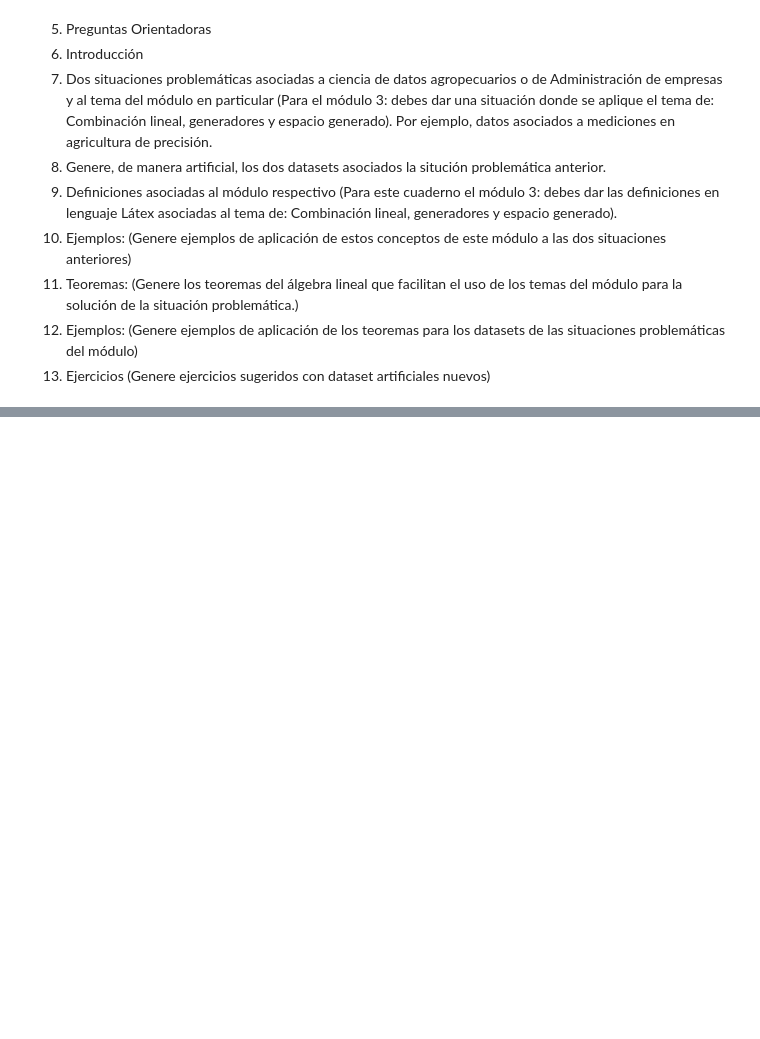
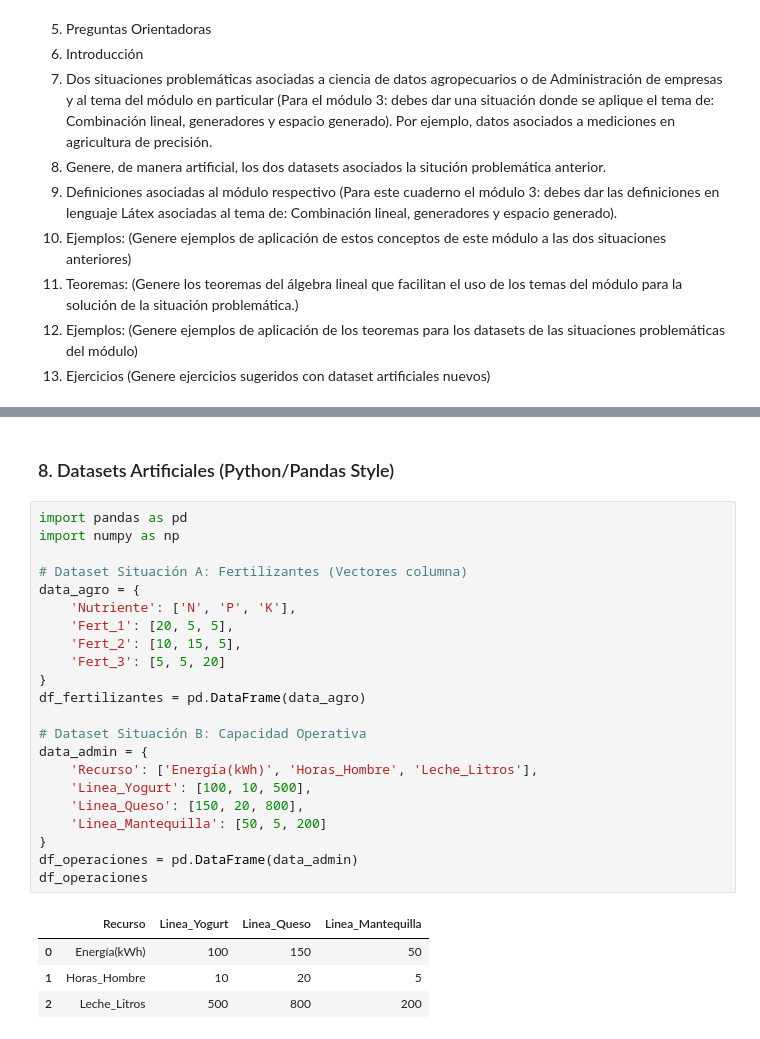
Before and after one commit to marco-canas/linear_algebra, a Jupyter notebook: 3_clases_segun_clara_mejia_laverde/1_cap/3_modulo/3_modulo.ipynb, the cells around one changed output, grey strips where cells are left out. Drawn from its saved outputs; the diff is of its cells as text; blank space fills up the shorter version.

Commit message:
módulo 3 adaptado a la ciencia de datos y al agro.

```diff
--- a/3_clases_segun_clara_mejia_laverde/1_cap/3_modulo/3_modulo.ipynb
+++ b/3_clases_segun_clara_mejia_laverde/1_cap/3_modulo/3_modulo.ipynb
@@ -1992,0 +1928,30 @@ Se utiliza la reducción de Gauss-Jordan sobre la matriz de fertilizantes para v
+# %% [markdown]
+
+### 8. Datasets Artificiales (Python/Pandas Style)
+# %%
+import pandas as pd
+import numpy as np
+
+# Dataset Situación A: Fertilizantes (Vectores columna)
+data_agro = {
+    'Nutriente': ['N', 'P', 'K'],
+    'Fert_1': [20, 5, 5],
+    'Fert_2': [10, 15, 5],
+    'Fert_3': [5, 5, 20]
+}
+df_fertilizantes = pd.DataFrame(data_agro)
+
+# Dataset Situación B: Capacidad Operativa
+data_admin = {
+    'Recurso': ['Energía(kWh)', 'Horas_Hombre', 'Leche_Litros'],
+    'Linea_Yogurt': [100, 10, 500],
+    'Linea_Queso': [150, 20, 800],
+    'Linea_Mantequilla': [50, 5, 200]
+}
+df_operaciones = pd.DataFrame(data_admin)
+df_operaciones
+# %% [output]
+|  | Recurso | Linea_Yogurt | Linea_Queso | Linea_Mantequilla |
+| 0 | Energía(kWh) | 100 | 150 | 50 |
+| 1 | Horas_Hombre | 10 | 20 | 5 |
+| 2 | Leche_Litros | 500 | 800 | 200 |
```
Also changed, not shown: parts of 158 cells of this notebook, 1 other file.
